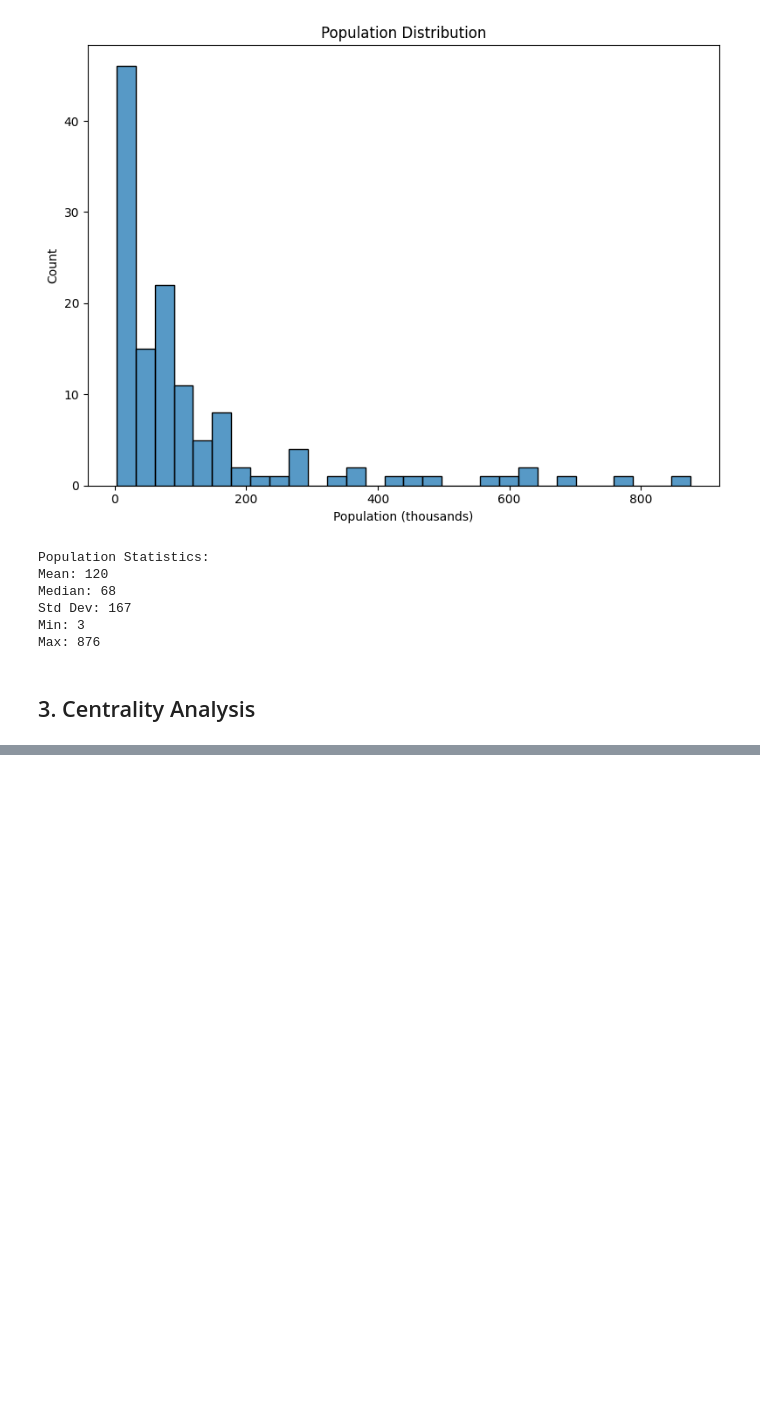
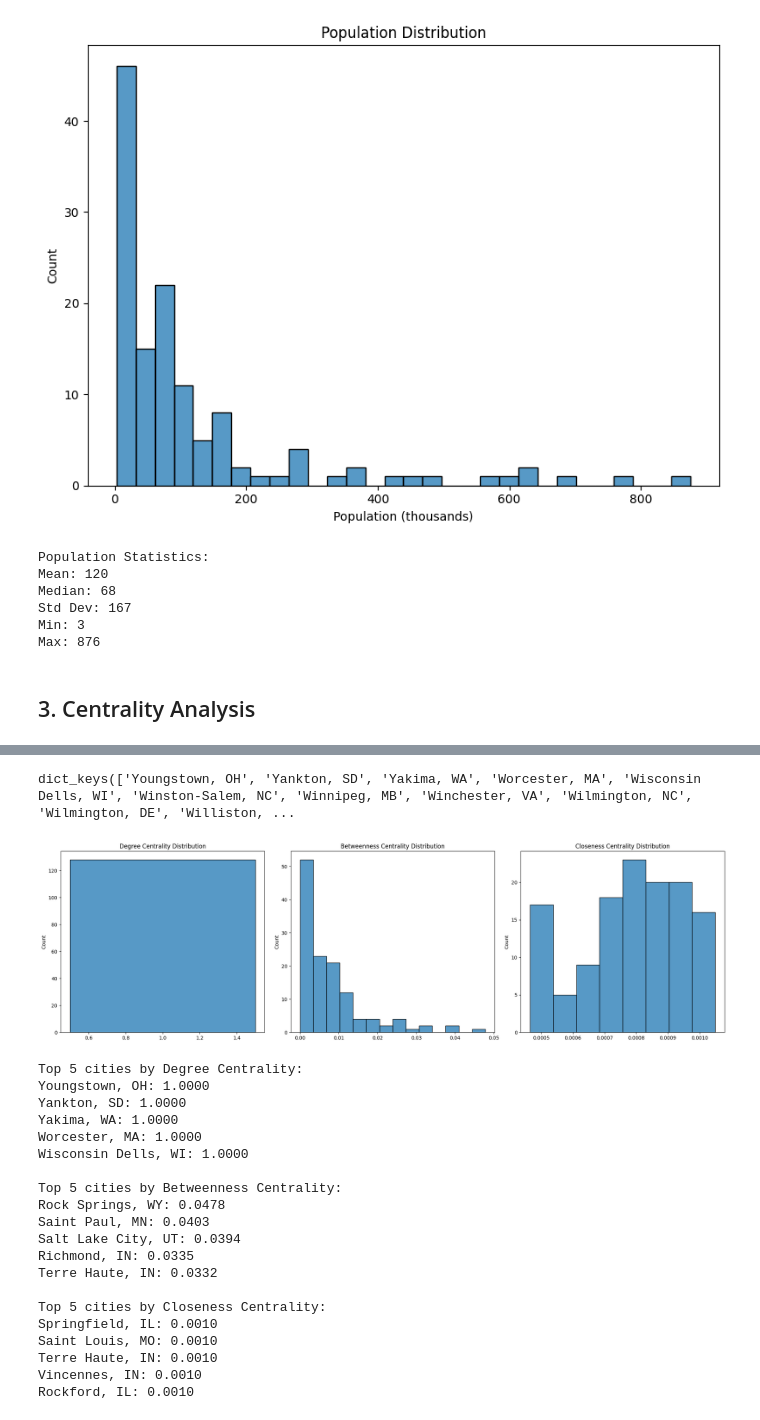
Before and after one commit to vuminhtue/MSDS7335_DeepLearning, a Jupyter notebook: HW2_Knuth_miles/code/knuth_miles_source.ipynb, the cells around one changed output, grey strips where cells are left out. Cells and saved outputs as stored; diff of their text form; code cells hidden in the pictures; blank space fills up the shorter version.

```diff
--- a/HW2_Knuth_miles/code/knuth_miles_source.ipynb
+++ b/HW2_Knuth_miles/code/knuth_miles_source.ipynb
@@ -294,0 +211,72 @@ Wisconsin Dells, WI: 0.0000
+# %%
+# Centrality Measures
+degree = nx.degree_centrality(G)
+closeness = nx.closeness_centrality(G,distance='weight')
+betweenness = nx.betweenness_centrality(G,weight='weight')
+# %%
+closeness.keys()
+# %% [output]
+dict_keys(['Youngstown, OH', 'Yankton, SD', 'Yakima, WA', 'Worcester, MA', 'Wisconsin Dells, WI', 'Winston-Salem, NC', 'Winnipeg, MB', 'Winchester, VA', 'Wilmington, NC', 'Wilmington, DE', 'Williston, ...
+# %%
+city_names = closeness.keys()
+# %%
+# Create DataFrame for centrality measures
+centrality_data = []
+
+for city in city_names:
+    centrality_data.append({
+        'City': city,
+        'Degree': degree[city],
+        'Betweenness': betweenness[city],
+        'Closeness': closeness[city]
+    })
+
+# Plot centrality distributions
+fig, (ax1, ax2, ax3) = plt.subplots(1, 3, figsize=(20, 6))
+
+sns.histplot([d['Degree'] for d in centrality_data], ax=ax1)
+ax1.set_title('Degree Centrality Distribution')
+
+sns.histplot([d['Betweenness'] for d in centrality_data], ax=ax2)
+ax2.set_title('Betweenness Centrality Distribution')
+
+sns.histplot([d['Closeness'] for d in centrality_data], ax=ax3)
+ax3.set_title('Closeness Centrality Distribution')
+
+plt.tight_layout()
+plt.show()
+
+# Print top 5 cities by each centrality measure
+print("\nTop 5 cities by Degree Centrality:")
+for city in sorted(centrality_data, key=lambda x: x['Degree'], reverse=True)[:5]:
+    print(f"{city['City']}: {city['Degree']:.4f}")
+
+print("\nTop 5 cities by Betweenness Centrality:")
+for city in sorted(centrality_data, key=lambda x: x['Betweenness'], reverse=True)[:5]:
+    print(f"{city['City']}: {city['Betweenness']:.4f}")
+
+print("\nTop 5 cities by Closeness Centrality:")
+for city in sorted(centrality_data, key=lambda x: x['Closeness'], reverse=True)[:5]:
+    print(f"{city['City']}: {city['Closeness']:.4f}")
+# %% [output]
+[figure, added]
+Top 5 cities by Degree Centrality:
+Youngstown, OH: 1.0000
+Yankton, SD: 1.0000
+Yakima, WA: 1.0000
+Worcester, MA: 1.0000
+Wisconsin Dells, WI: 1.0000
+
+Top 5 cities by Betweenness Centrality:
+Rock Springs, WY: 0.0478
+Saint Paul, MN: 0.0403
+Salt Lake City, UT: 0.0394
+Richmond, IN: 0.0335
+Terre Haute, IN: 0.0332
+
+Top 5 cities by Closeness Centrality:
+Springfield, IL: 0.0010
+Saint Louis, MO: 0.0010
+Terre Haute, IN: 0.0010
+Vincennes, IN: 0.0010
+Rockford, IL: 0.0010
```
Also changed, not shown: parts of 6 cells of this notebook, 1 other file.
